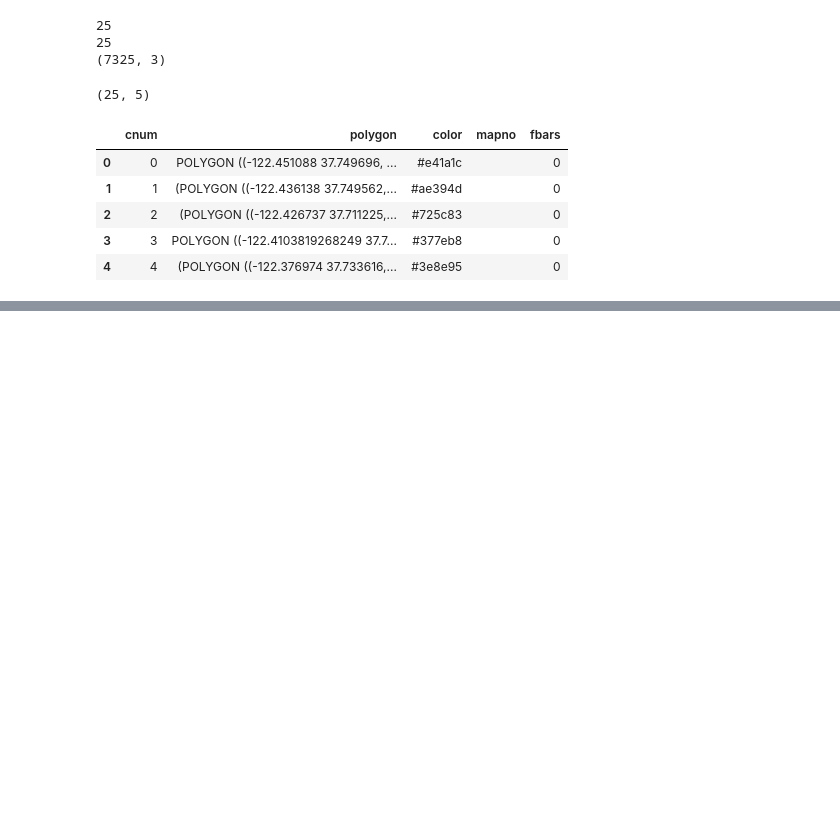
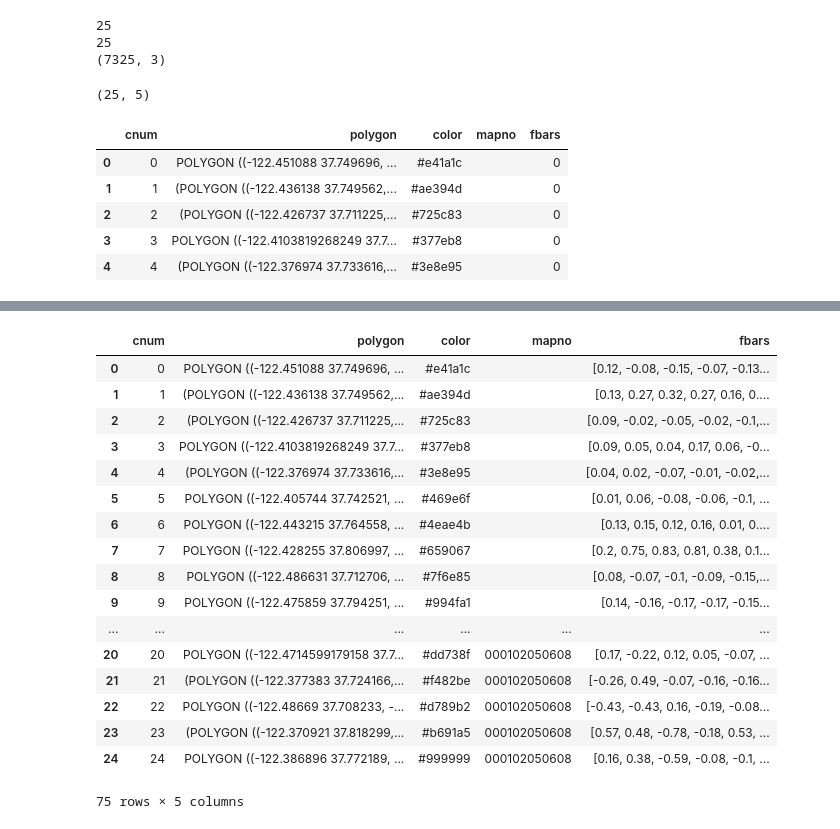
Before and after one commit to crupley/hoodie-development, a Jupyter notebook: explore/cutlists to json.ipynb, the cells around one changed output, grey strips where cells are left out. Drawn from its saved outputs; the diff is of its cells as text; code cells hidden in the pictures; blank space fills up the shorter version.

```diff
--- a/explore/cutlists to json.ipynb
+++ b/explore/cutlists to json.ipynb
@@ -73,4 +57,5 @@ fname[:5]
 # %%
 %%time
+nclusters = 25
 cnum = cut2cluster('xx', nclusters)
 # %% [output]
@@ -164,0 +166,21 @@ WARNING:shapely.geos:Self-intersection at or near point -122.48982576422669 37.7
+# %%
+alldf
+# %% [output]
+|  | cnum | polygon | color | mapno | fbars |
+| 0 | 0 | POLYGON ((-122.451088 37.749696, ... | #e41a1c |  | [0.12, -0.08, -0.15, -0.07, -0.13... |
+| 1 | 1 | (POLYGON ((-122.436138 37.749562,... | #ae394d |  | [0.13, 0.27, 0.32, 0.27, 0.16, 0.... |
+| 2 | 2 | (POLYGON ((-122.426737 37.711225,... | #725c83 |  | [0.09, -0.02, -0.05, -0.02, -0.1,... |
+| 3 | 3 | POLYGON ((-122.4103819268249 37.7... | #377eb8 |  | [0.09, 0.05, 0.04, 0.17, 0.06, -0... |
+| 4 | 4 | (POLYGON ((-122.376974 37.733616,... | #3e8e95 |  | [0.04, 0.02, -0.07, -0.01, -0.02,... |
+| 5 | 5 | POLYGON ((-122.405744 37.742521, ... | #469e6f |  | [0.01, 0.06, -0.08, -0.06, -0.1, ... |
+| 6 | 6 | POLYGON ((-122.443215 37.764558, ... | #4eae4b |  | [0.13, 0.15, 0.12, 0.16, 0.01, 0.... |
+| 7 | 7 | POLYGON ((-122.428255 37.806997, ... | #659067 |  | [0.2, 0.75, 0.83, 0.81, 0.38, 0.1... |
+| 8 | 8 | POLYGON ((-122.486631 37.712706, ... | #7f6e85 |  | [0.08, -0.07, -0.1, -0.09, -0.15,... |
+| 9 | 9 | POLYGON ((-122.475859 37.794251, ... | #994fa1 |  | [0.14, -0.16, -0.17, -0.17, -0.15... |
+| ... | ... | ... | ... | ... | ... |
+| 20 | 20 | POLYGON ((-122.4714599179158 37.7... | #dd738f | 000102050608 | [0.17, -0.22, 0.12, 0.05, -0.07, ... |
+| 21 | 21 | (POLYGON ((-122.377383 37.724166,... | #f482be | 000102050608 | [-0.26, 0.49, -0.07, -0.16, -0.16... |
+| 22 | 22 | POLYGON ((-122.48669 37.708233, -... | #d789b2 | 000102050608 | [-0.43, -0.43, 0.16, -0.19, -0.08... |
+| 23 | 23 | (POLYGON ((-122.370921 37.818299,... | #b691a5 | 000102050608 | [0.57, 0.48, -0.78, -0.18, 0.53, ... |
+| 24 | 24 | POLYGON ((-122.386896 37.772189, ... | #999999 | 000102050608 | [0.16, 0.38, -0.59, -0.08, -0.1, ... |
+75 rows × 5 columns
```
Also changed, not shown: parts of 6 cells of this notebook, 3 other files.
